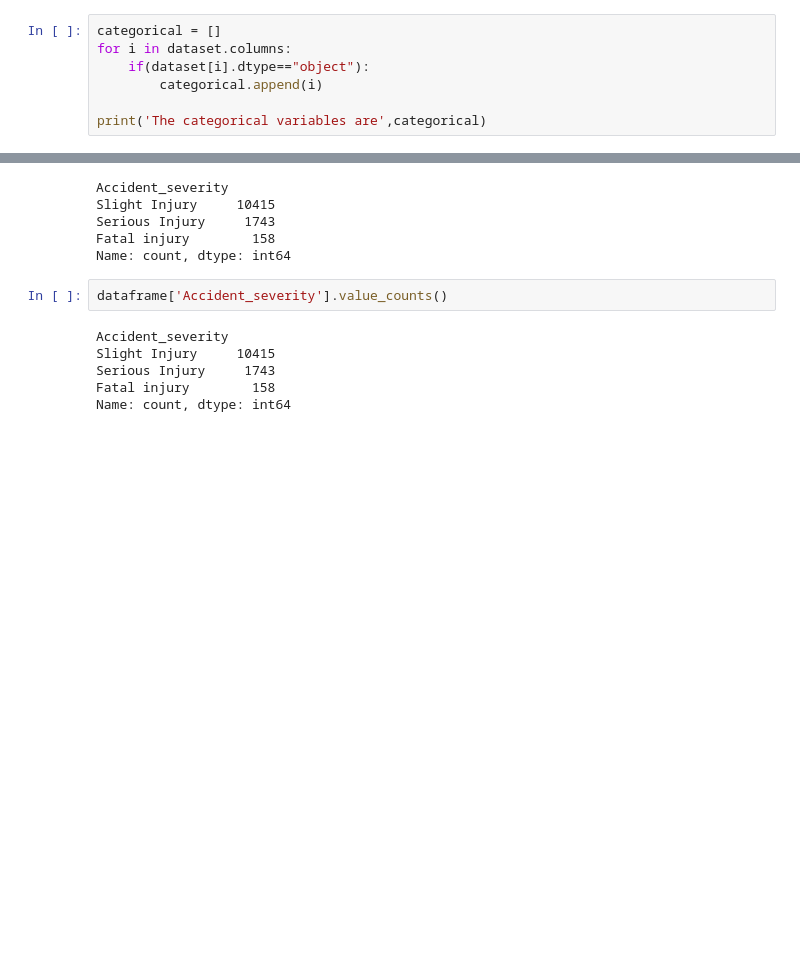
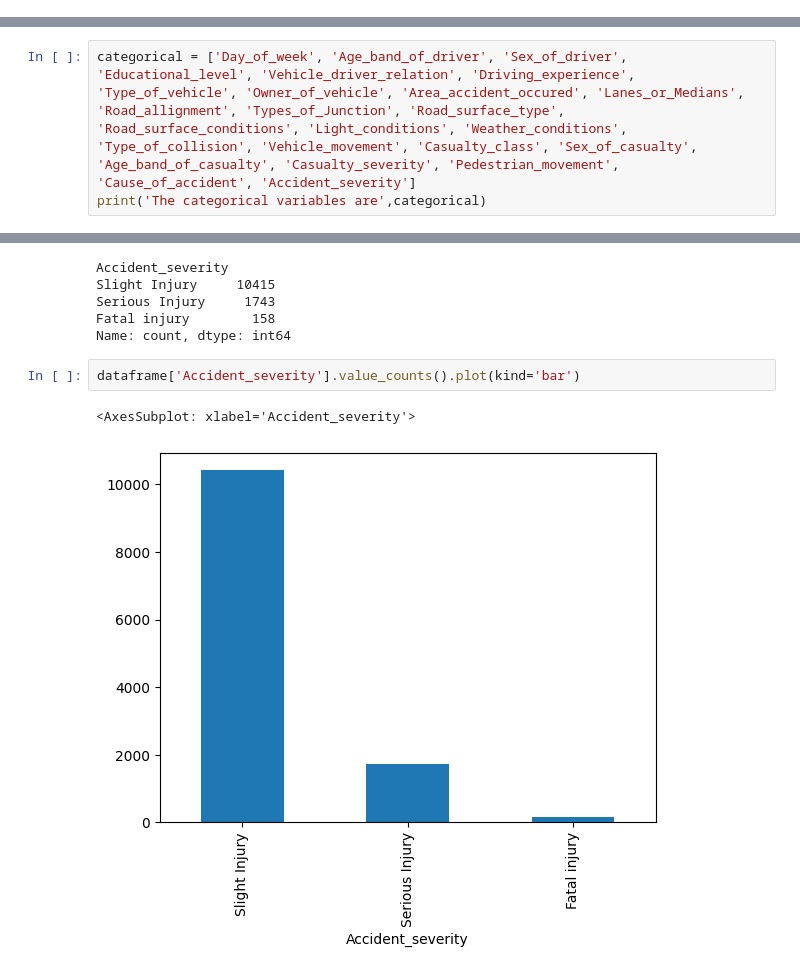
Before and after one commit to dinu-js/RTA-accident-severity-prediction, a Jupyter notebook: main.ipynb, the cells around one changed output, grey strips where cells are left out. Saved outputs shown, nothing was run; the diff lists cells and outputs as text; blank space fills up the shorter version.

```diff
--- a/main.ipynb
+++ b/main.ipynb
@@ -65,10 +69,3 @@ Pedestrian_movement              0
 Cause_of_accident                0
 Accident_severity                0
 dtype: int64
-# %%
-categorical = []
-for i in dataset.columns:
-    if(dataset[i].dtype=="object"):
-        categorical.append(i)
-
-print('The categorical variables are',categorical)
@@ -76,0 +72,3 @@ The categorical variables are ['Time', 'Day_of_week', 'Age_band_of_driver', 'Sex
+# %%
+categorical = ['Day_of_week', 'Age_band_of_driver', 'Sex_of_driver', 'Educational_level', 'Vehicle_driver_relation', 'Driving_experience', 'Type_of_vehicle', 'Owner_of_vehicle', 'Area_accident_occured', 'Lanes_or_Medians', 'Road_allignment', 'Types_of_Junction', 'Road_surface_type', 'Road_surface_conditions', 'Light_conditions', 'Weather_conditions', 'Type_of_collision', 'Vehicle_movement', 'Casualty_class', 'Sex_of_casualty', 'Age_band_of_casualty', 'Casualty_severity', 'Pedestrian_movement', 'Cause_of_accident', 'Accident_severity']
+print('The categorical variables are',categorical)
@@ -182,10 +182,7 @@ Serious Injury     1743
 Fatal injury        158
 Name: count, dtype: int64
 # %%
-dataframe['Accident_severity'].value_counts()
+dataframe['Accident_severity'].value_counts().plot(kind='bar')
 # %% [output]
-Accident_severity
-Slight Injury     10415
-Serious Injury     1743
-Fatal injury        158
-Name: count, dtype: int64
+<AxesSubplot: xlabel='Accident_severity'>
+[figure, added]
```
Also changed, not shown: parts of 22 cells of this notebook, 2 other files.
